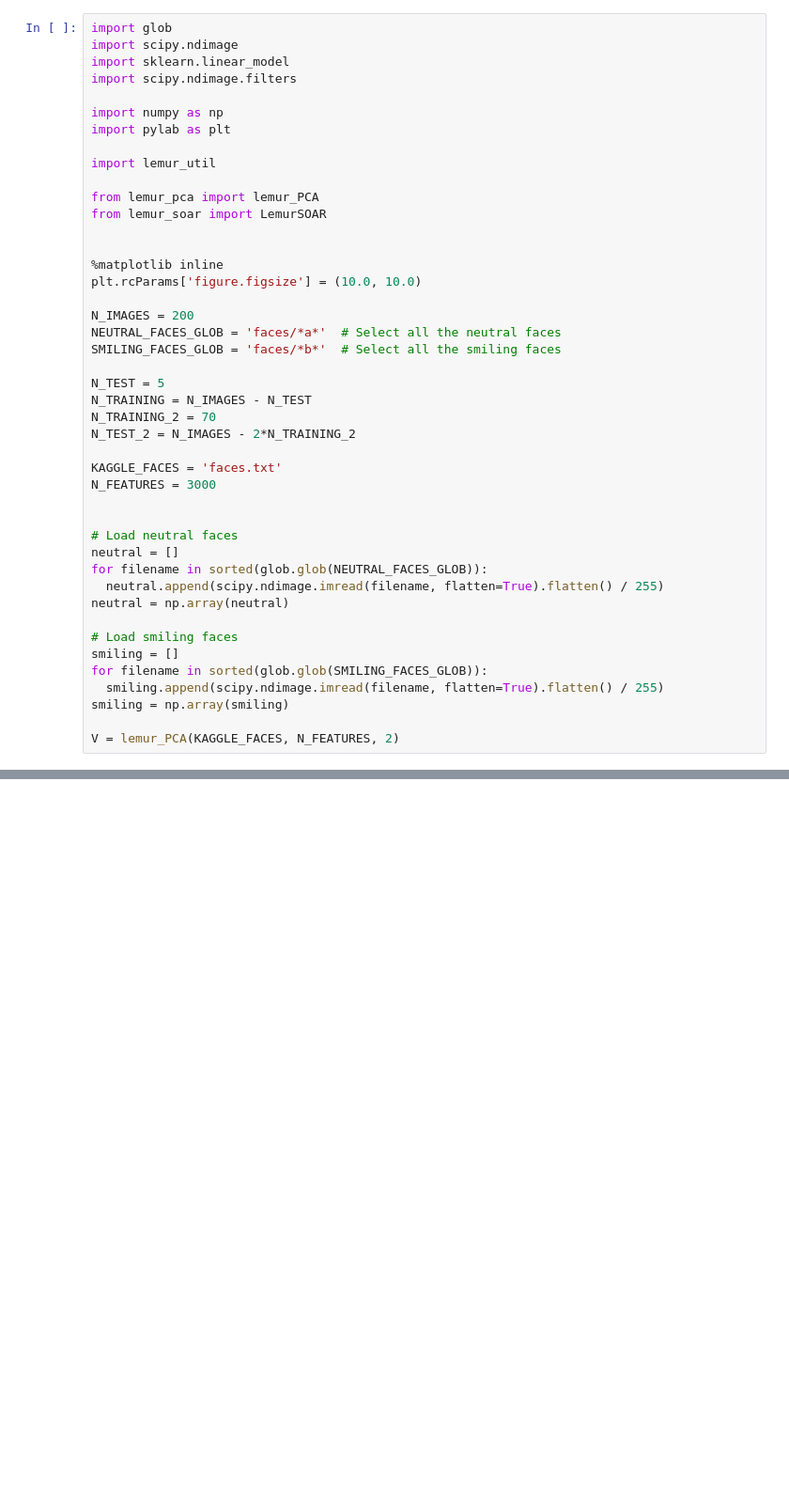
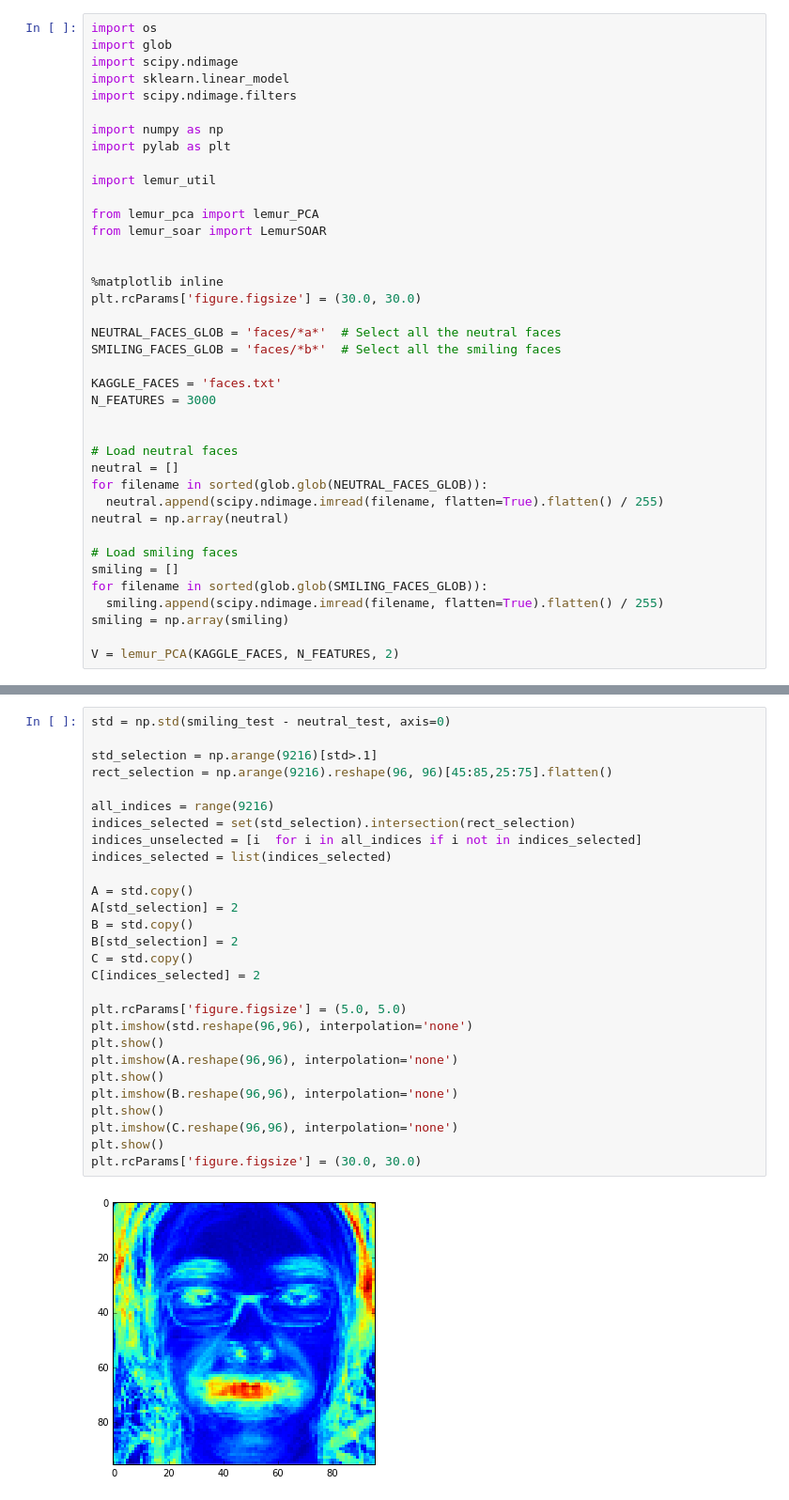
Before and after one commit to ehlemur-zz/BP, a Jupyter notebook: SOP Scratchpad.ipynb, the cells around one changed output, grey strips where cells are left out. Shown at 94% size. Drawn from its saved outputs; the diff is of its cells as text; blank space fills up the shorter version.

```diff
--- a/SOP Scratchpad.ipynb
+++ b/SOP Scratchpad.ipynb
@@ -1,4 +1,5 @@
 # %%
+import os
 import glob
 import scipy.ndimage
 import sklearn.linear_model
@@ -14,16 +15,10 @@ from lemur_soar import LemurSOAR
 
 
 %matplotlib inline
-plt.rcParams['figure.figsize'] = (10.0, 10.0)
+plt.rcParams['figure.figsize'] = (30.0, 30.0)
 
-N_IMAGES = 200
 NEUTRAL_FACES_GLOB = 'faces/*a*'  # Select all the neutral faces
 SMILING_FACES_GLOB = 'faces/*b*'  # Select all the smiling faces
-
-N_TEST = 5
-N_TRAINING = N_IMAGES - N_TEST
-N_TRAINING_2 = 70
-N_TEST_2 = N_IMAGES - 2*N_TRAINING_2
 
 KAGGLE_FACES = 'faces.txt'
 N_FEATURES = 3000
@@ -91,0 +73,30 @@ smiling_training_2b = np.append(smiling_training_2b, smiling_training_2b, axis=0
+# %%
+std = np.std(smiling_test - neutral_test, axis=0)
+
+std_selection = np.arange(9216)[std>.1]
+rect_selection = np.arange(9216).reshape(96, 96)[45:85,25:75].flatten()
+
+all_indices = range(9216)
+indices_selected = set(std_selection).intersection(rect_selection)
+indices_unselected = [i  for i in all_indices if i not in indices_selected]
+indices_selected = list(indices_selected)
+
+A = std.copy()
+A[std_selection] = 2
+B = std.copy()
+B[std_selection] = 2
+C = std.copy()
+C[indices_selected] = 2
+
+plt.rcParams['figure.figsize'] = (5.0, 5.0)
+plt.imshow(std.reshape(96,96), interpolation='none')
+plt.show()
+plt.imshow(A.reshape(96,96), interpolation='none')
+plt.show()
+plt.imshow(B.reshape(96,96), interpolation='none')
+plt.show()
+plt.imshow(C.reshape(96,96), interpolation='none')
+plt.show()
+plt.rcParams['figure.figsize'] = (30.0, 30.0)
+# %% [output]
+[figure, added]
```
Also changed, not shown: parts of 22 cells of this notebook, 4 other files.
